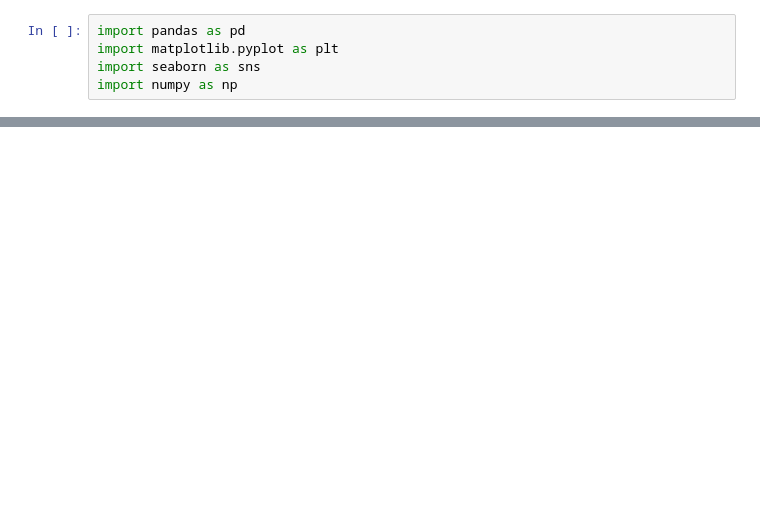
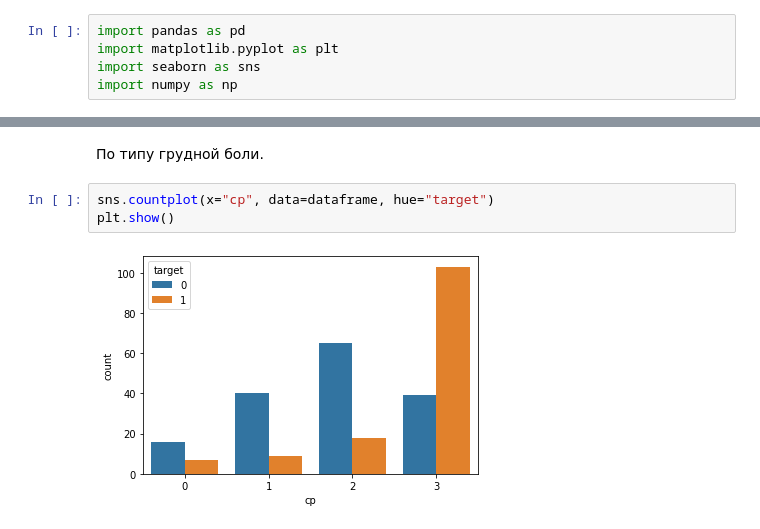
Before and after one commit to made-ml-in-prod-2022/ppv, a Jupyter notebook: notebooks/heart_cleveland_upload_EDA.ipynb, the cells around one changed output, grey strips where cells are left out. Cells and saved outputs as stored; diff of their text form; blank space fills up the shorter version.

```diff
--- a/notebooks/heart_cleveland_upload_EDA.ipynb
+++ b/notebooks/heart_cleveland_upload_EDA.ipynb
@@ -5,0 +86,7 @@ import numpy as np
+# %% [markdown]
+По типу грудной боли.
+# %%
+sns.countplot(x="cp", data=dataframe, hue="target")
+plt.show()
+# %% [output]
+[figure, added]
```
Also changed, not shown: parts of 13 cells of this notebook.
